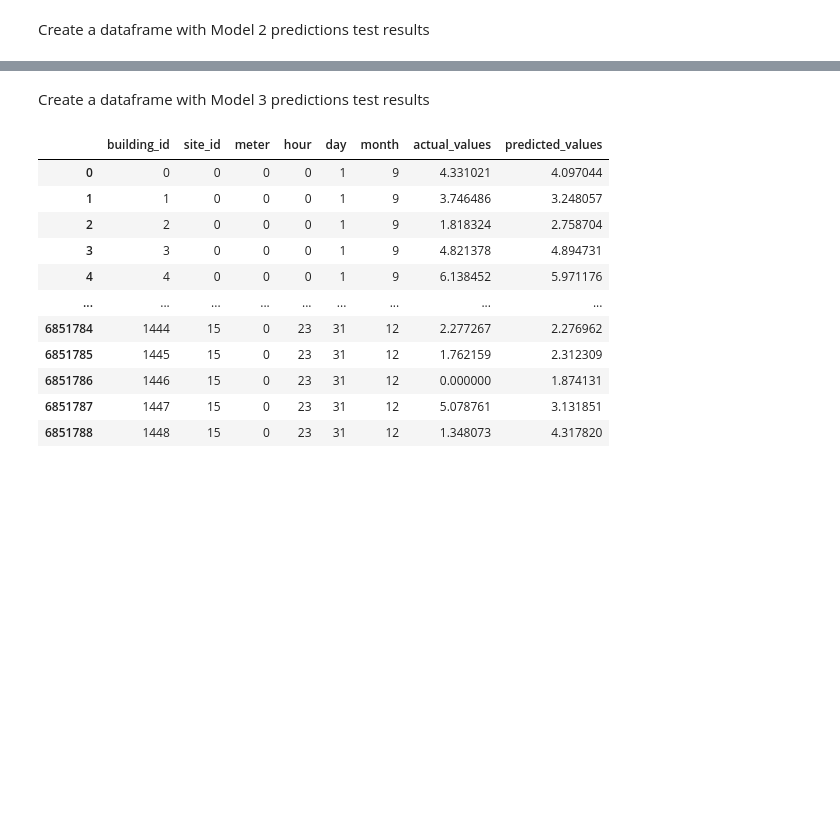
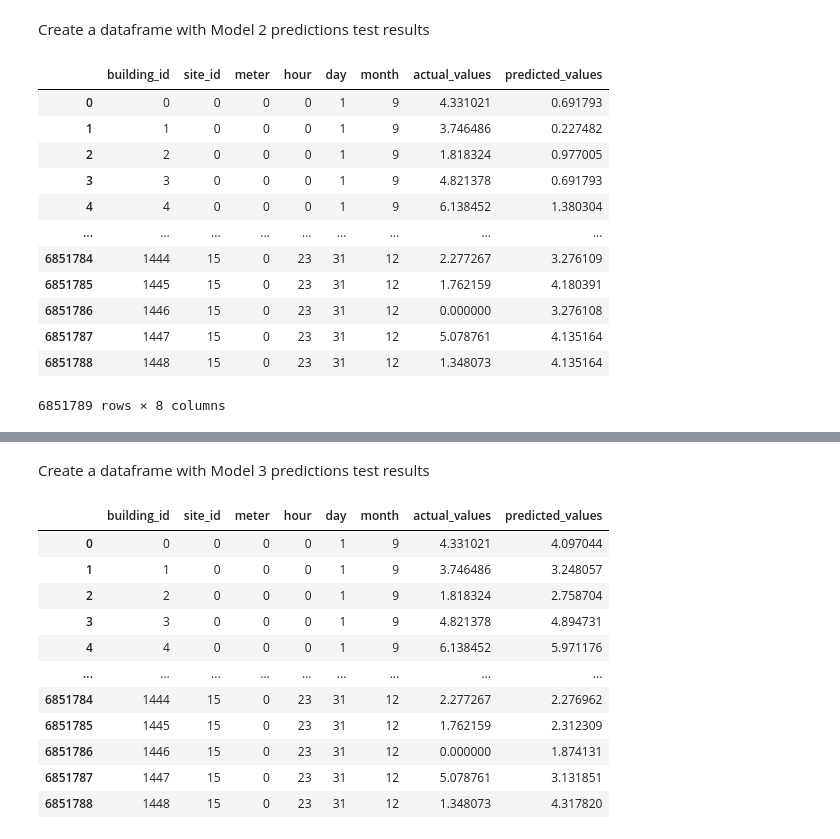
Before and after one commit to Shereen74/graduation_project, a Jupyter notebook: LSTM_GP.ipynb, the cells around one changed output, grey strips where cells are left out. Drawn from its saved outputs; the diff is of its cells as text; code cells hidden in the pictures; blank space fills up the shorter version.

```diff
--- a/LSTM_GP.ipynb
+++ b/LSTM_GP.ipynb
@@ -604,4 +605,4 @@ plt.show()
 # %%
 # Predict using MODEL 2
-predictions_2 = loaded_lstm_model2.predict(test_daily_x)
+predictions_2 = load_lstm_model2.predict(test_daily_x_3D)
 # %% [output]
@@ -621,0 +647,16 @@ test_results_2['meter_reading_predicted_values'] = predictions_2
+# %%
+test_results_2
+# %% [output]
+|  | building_id | site_id | meter | hour | day | month | actual_values | predicted_values |
+| 0 | 0 | 0 | 0 | 0 | 1 | 9 | 4.331021 | 0.691793 |
+| 1 | 1 | 0 | 0 | 0 | 1 | 9 | 3.746486 | 0.227482 |
+| 2 | 2 | 0 | 0 | 0 | 1 | 9 | 1.818324 | 0.977005 |
+| 3 | 3 | 0 | 0 | 0 | 1 | 9 | 4.821378 | 0.691793 |
+| 4 | 4 | 0 | 0 | 0 | 1 | 9 | 6.138452 | 1.380304 |
+| ... | ... | ... | ... | ... | ... | ... | ... | ... |
+| 6851784 | 1444 | 15 | 0 | 23 | 31 | 12 | 2.277267 | 3.276109 |
+| 6851785 | 1445 | 15 | 0 | 23 | 31 | 12 | 1.762159 | 4.180391 |
+| 6851786 | 1446 | 15 | 0 | 23 | 31 | 12 | 0.000000 | 3.276108 |
+| 6851787 | 1447 | 15 | 0 | 23 | 31 | 12 | 5.078761 | 4.135164 |
+| 6851788 | 1448 | 15 | 0 | 23 | 31 | 12 | 1.348073 | 4.135164 |
+6851789 rows × 8 columns
```
Also changed, not shown: parts of 35 cells of this notebook.
